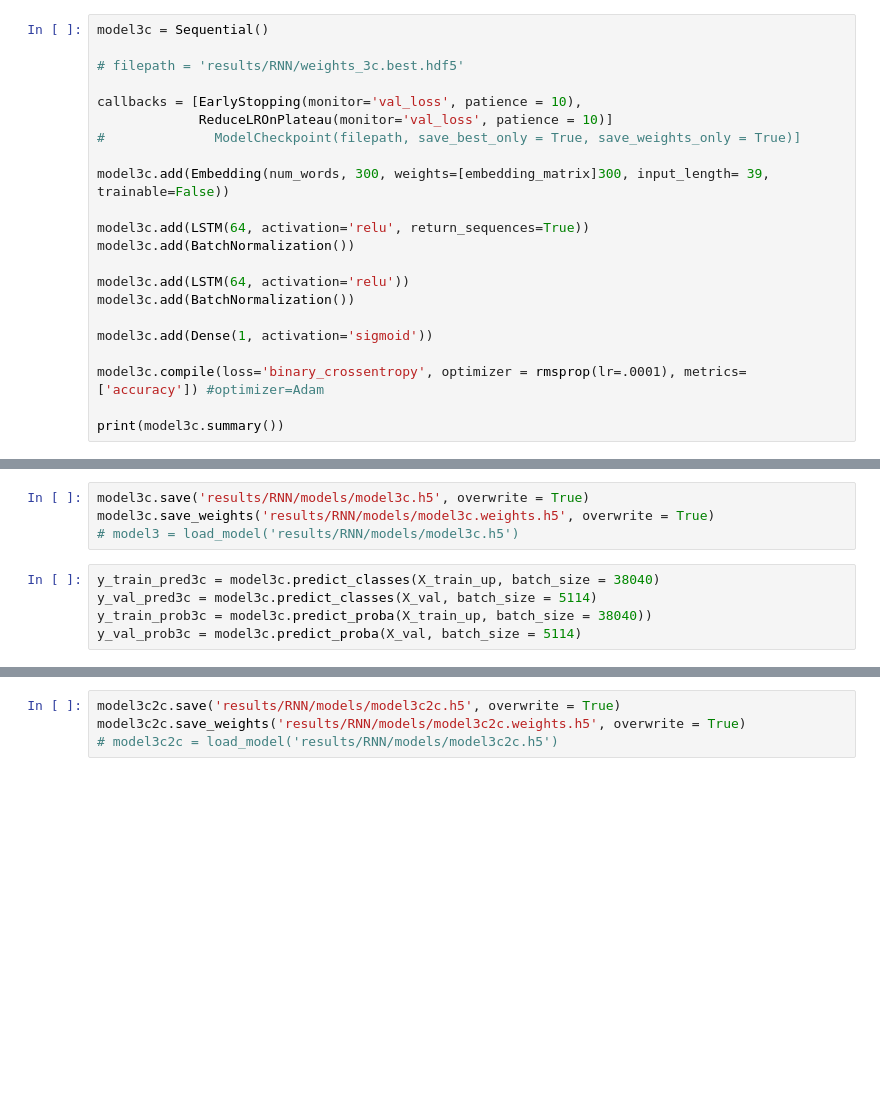
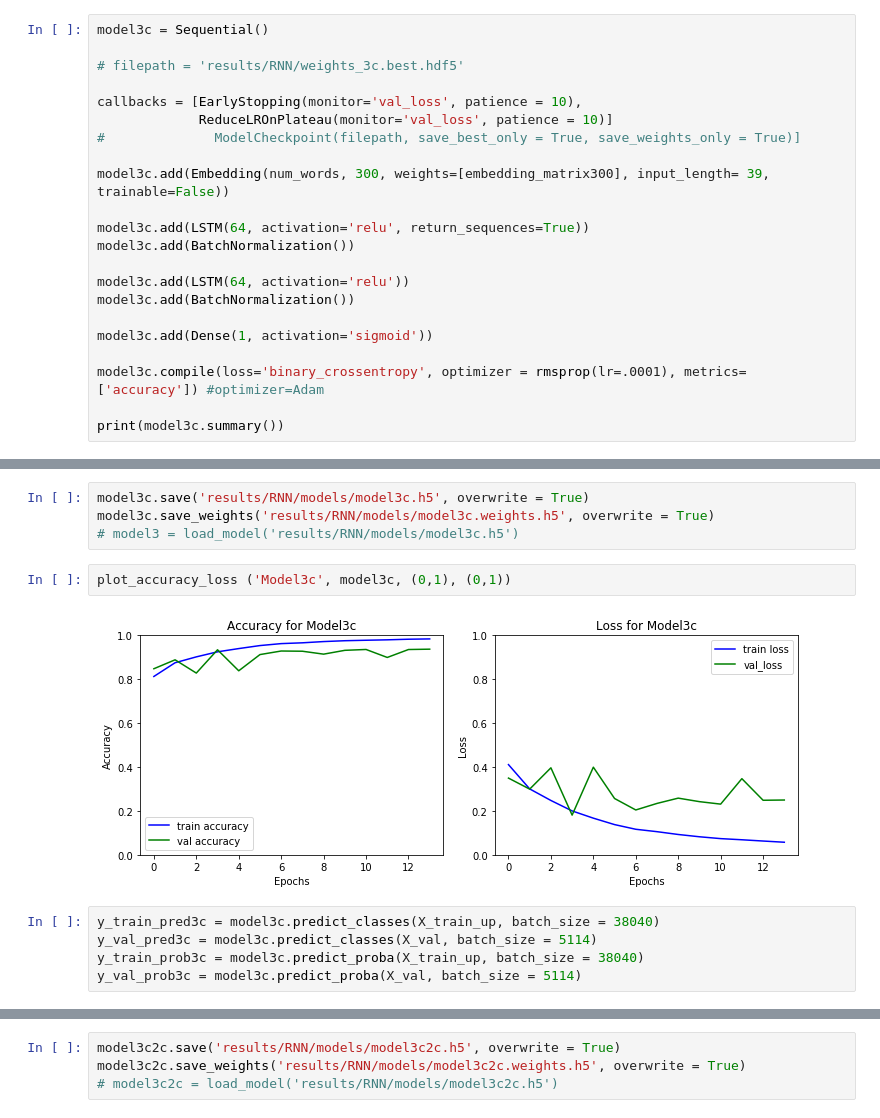
Before and after one commit to mguptaphd/Twitter-Hate-Classification-Project, a Jupyter notebook: RNN-Early-Model-Comparisons.ipynb, the cells around one changed output, grey strips where cells are left out. Saved outputs shown, nothing was run; the diff lists cells and outputs as text; blank space fills up the shorter version.

```diff
--- a/RNN-Early-Model-Comparisons.ipynb
+++ b/RNN-Early-Model-Comparisons.ipynb
@@ -1025,7 +1097,7 @@ callbacks = [EarlyStopping(monitor='val_loss', patience = 10),
              ReduceLROnPlateau(monitor='val_loss', patience = 10)]
 #              ModelCheckpoint(filepath, save_best_only = True, save_weights_only = True)]
 
-model3c.add(Embedding(num_words, 300, weights=[embedding_matrix]300, input_length= 39, trainable=False))
+model3c.add(Embedding(num_words, 300, weights=[embedding_matrix300], input_length= 39, trainable=False))
 
 model3c.add(LSTM(64, activation='relu', return_sequences=True))
 model3c.add(BatchNormalization())
@@ -1049,10 +1160,14 @@ history = model3c.fit(X_train_up,
 model3c.save('results/RNN/models/model3c.h5', overwrite = True)
 model3c.save_weights('results/RNN/models/model3c.weights.h5', overwrite = True)
 # model3 = load_model('results/RNN/models/model3c.h5')
+# %%
+plot_accuracy_loss ('Model3c', model3c, (0,1), (0,1))
+# %% [output]
+[figure, added]
 # %%
 y_train_pred3c = model3c.predict_classes(X_train_up, batch_size = 38040)
 y_val_pred3c = model3c.predict_classes(X_val, batch_size = 5114)
-y_train_prob3c = model3c.predict_proba(X_train_up, batch_size = 38040))
+y_train_prob3c = model3c.predict_proba(X_train_up, batch_size = 38040)
 y_val_prob3c = model3c.predict_proba(X_val, batch_size = 5114)
 # %%
 pd.DataFrame(y_train_pred3c).describe()
```
Also changed, not shown: parts of 61 cells of this notebook, 23 other files.
